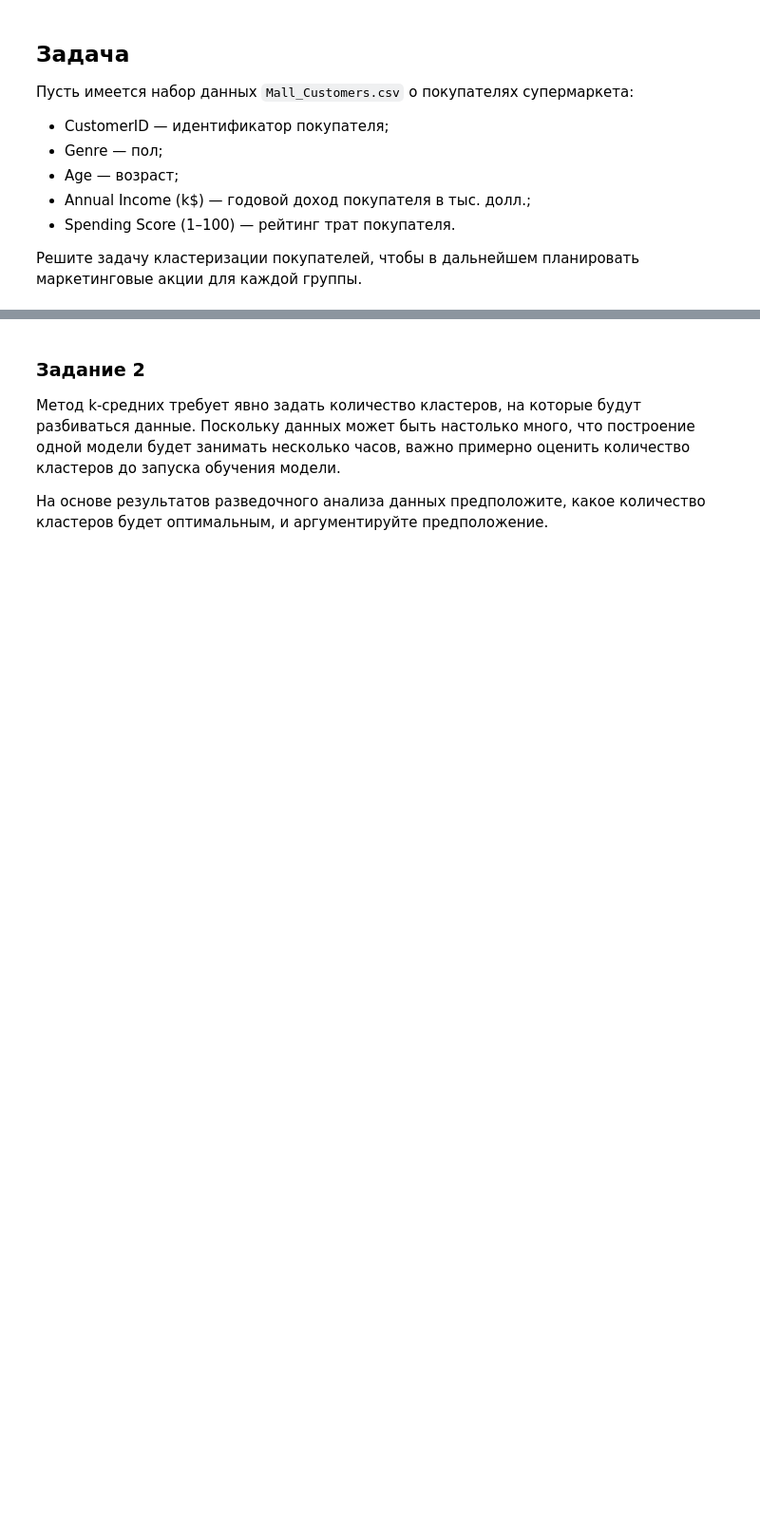
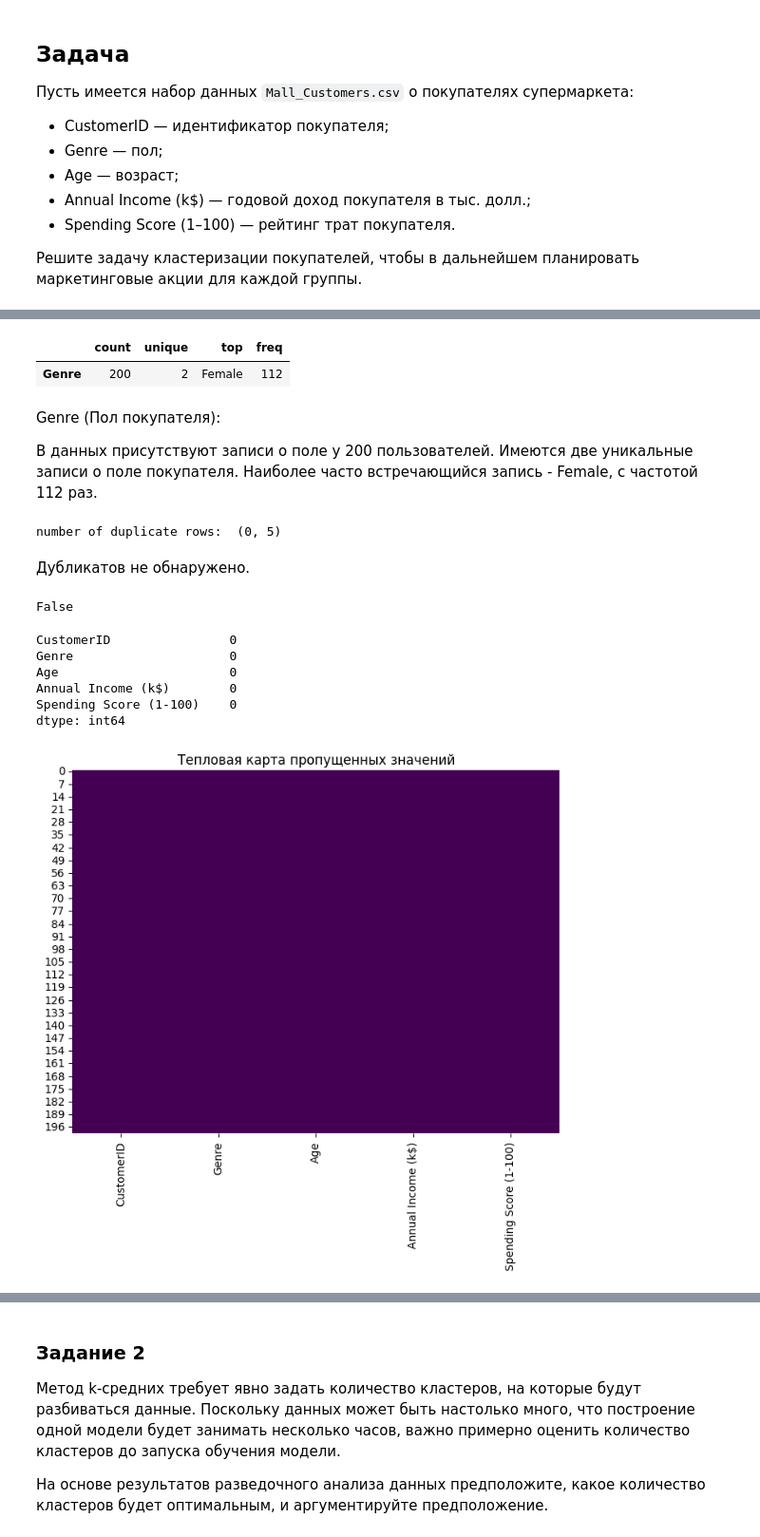
Before and after one commit to Ritorta/machine-learning, a Jupyter notebook: Work#7/Task#1.ipynb, the cells around one changed output, grey strips where cells are left out. Shown: that part at 95% size. Saved outputs shown, nothing was run; the diff lists cells and outputs as text; code cells hidden in the pictures; blank space fills up the shorter version.

```diff
--- a/Work#7/Task#1.ipynb
+++ b/Work#7/Task#1.ipynb
@@ -18,0 +32,3 @@
+# %%
+# Загрузка данных из файла
+df = pd.read_csv("Mall_Customers_(1).csv")
@@ -18,0 +114,44 @@
+# %%
+# Статистический анализ объектных переменных
+df.describe(include='object').T
+# %% [output]
+|  | count | unique | top | freq |
+| Genre | 200 | 2 | Female | 112 |
+# %% [markdown]
+
+Genre (Пол покупателя):
+
+В данных присутствуют записи о поле у 200 пользователей.
+Имеются две уникальные записи о поле покупателя.
+Наиболее часто встречающийся запись - Female, с частотой 112 раз.
+# %%
+# Проверка на дубликаты
+duplicate_df = df[df.duplicated()]
+print("number of duplicate rows: ", duplicate_df.shape)
+# %% [output]
+number of duplicate rows:  (0, 5)
+# %% [markdown]
+Дубликатов не обнаружено.
+# %%
+# Проверка на NaN значения
+df.isnull().any().any()
+# %% [output]
+False
+# %%
+# Проверка на нулевые значения
+df.isnull().sum()
+# %% [output]
+CustomerID                0
+Genre                     0
+Age                       0
+Annual Income (k$)        0
+Spending Score (1-100)    0
+dtype: int64
+# %%
+# Визуализация пропущенных значений (тепловая карта)
+plt.figure(figsize=(8, 6))
+sns.heatmap(df.isnull(), cbar=False, cmap='viridis')
+plt.title('Тепловая карта пропущенных значений')
+plt.show()
+# %% [output]
+[figure, added]
```
Also changed, not shown: parts of 22 cells of this notebook, 1 other file.
